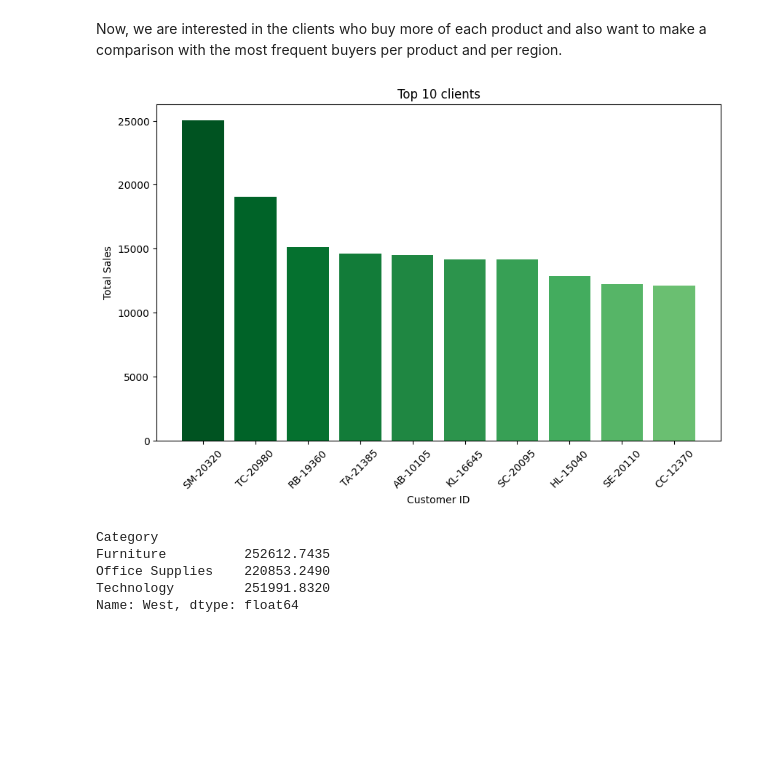
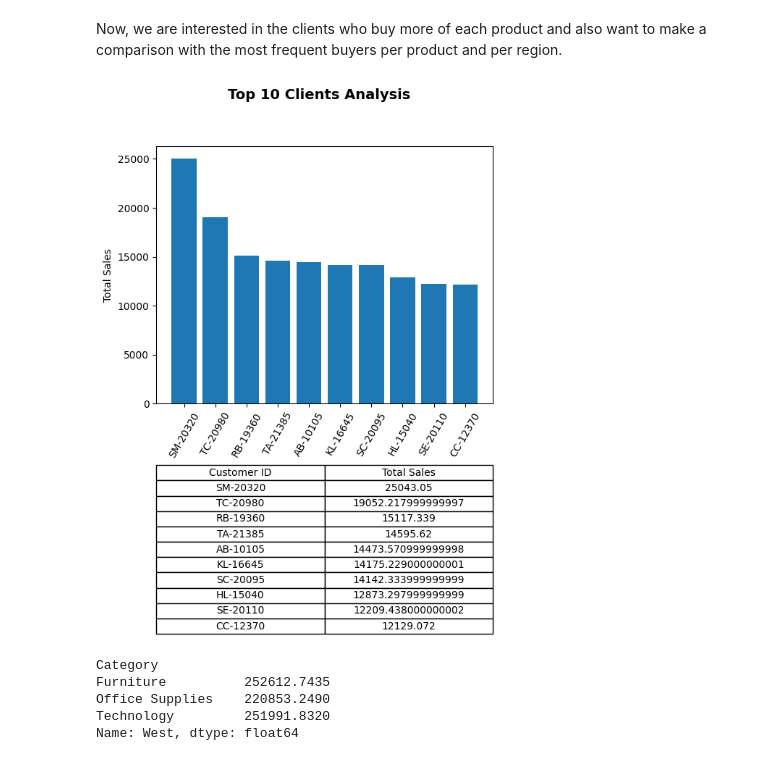
Before and after one commit to kennycp06/Superstore, a Jupyter notebook: Data exploration.ipynb, the cells around one changed output. Cells and saved outputs as stored; diff of their text form; code cells hidden in the pictures; blank space fills up the shorter version.

Commit message:
Data Viz for the Top 10 clients in all the country with the table

```diff
--- a/Data exploration.ipynb
+++ b/Data exploration.ipynb
@@ -75,37 +76,47 @@ plt.show()
 In the previous plot, it is evident that the category with the highest sales across most regions is "Technology". However, in the **West** region, the category with the highest sales is "Furniture", albeit with slightly less than one thousand sales.
 # %% [markdown]
 Now, we are interested in the clients who buy more of each product and also want to make a comparison with the most frequent buyers per product and per region.
-# %%
-#We creare a new dataframe
-selected_columns = ["Customer ID", 'Region', 'Category', 'Sales', 'Quantity']
-clients = Orders[selected_columns]
-#First we want to know the top 10 clients in all the country
-sales_per_client = clients.groupby("Customer ID")["Sales"].sum().sort_values(ascending= False)
-top_10_clients = sales_per_client.head(10)
-
-# Figure size
-plt.figure(figsize=(10, 6))
-
-# Create a descending color palette
-colors = sns.color_palette("Greens", len(top_10_clients)*2)
-
-# Plot the barplot
-plt.bar(top_10_clients.index, top_10_clients.values, color=colors[::-1])
-
-# Customize plot
-plt.xlabel("Customer ID")
-plt.ylabel("Total Sales")
-plt.title("Top 10 clients")
-
-# Rotate the tags to making them readable
-plt.xticks(rotation=45)
-
-
-
-# Show
-plt.show()
-# %% [output]
-[figure, removed]
+# %%
+#We creare a new dataframe
+selected_columns = ["Customer ID", 'Region', 'Category', 'Sales', 'Quantity']
+clients = Orders[selected_columns]
+#First we want to know the top 10 clients in all the country
+sales_per_client = clients.groupby("Customer ID")["Sales"].sum().sort_values(ascending= False)
+top_10_clients = sales_per_client.head(10)
+
+# Create a grid layout with 2 rows and 1 column
+fig = plt.figure(figsize=(6, 8))
+gs = gridspec.GridSpec(2, 1, height_ratios=[3, 1])
+
+# Create the plot in the first row
+ax1 = plt.subplot(gs[0])
+ax1.bar(top_10_clients.index, top_10_clients.values)
+ax1.set_ylabel('Total Sales')  # Set y-label
+ax1.set_xticklabels(top_10_clients.index, rotation=60)
+
+# Create the table in the second row
+ax2 = plt.subplot(gs[1])
+table_data = [['Customer ID', 'Total Sales']]
+table_data.extend(top_10_clients.reset_index().values.tolist())
+table = ax2.table(cellText=table_data, loc='center', cellLoc='center')
+
+# Adjust the table properties
+table.scale(1, 1.5)  # Adjust the table size
+table.auto_set_font_size(False)  # Disable auto font size adjustment
+table.set_fontsize(10)  # Set the font size for the table cells
+
+# Hide the axis labels and ticks for the table
+ax2.axis('off')
+
+# Add space between the plot and table
+plt.subplots_adjust(hspace=0.6)
+
+# Set the title for the figure
+fig.suptitle('Top 10 Clients Analysis', fontsize=14, fontweight='bold')
+# Show the plot
+plt.show()
+# %% [output]
+[figure, added]
 # %%
 #Try and error
 pivot_sales_region.loc["West"]
```
Also changed, not shown: parts of 1 cell of this notebook.
